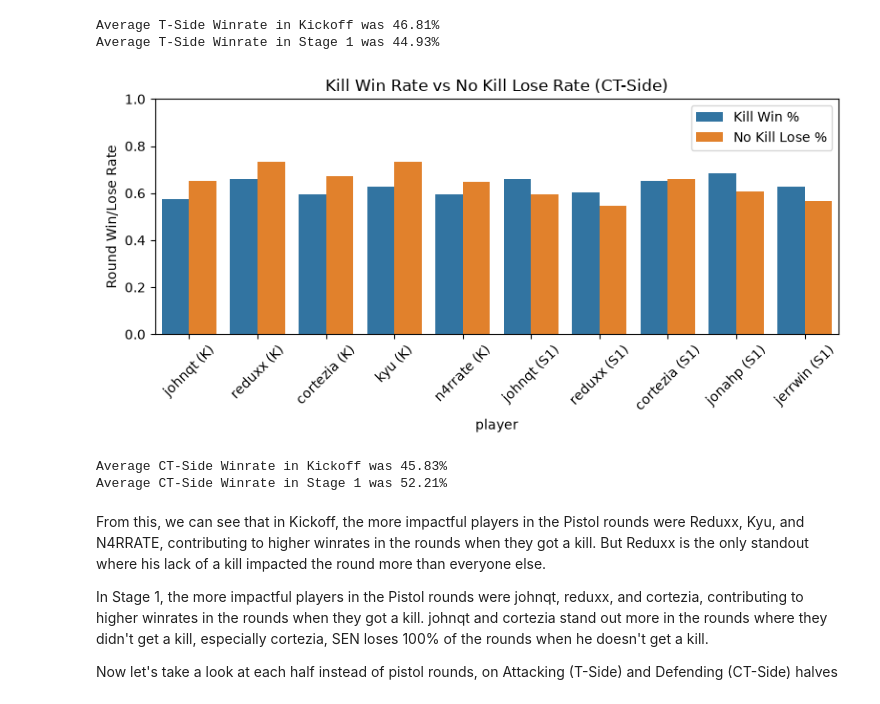
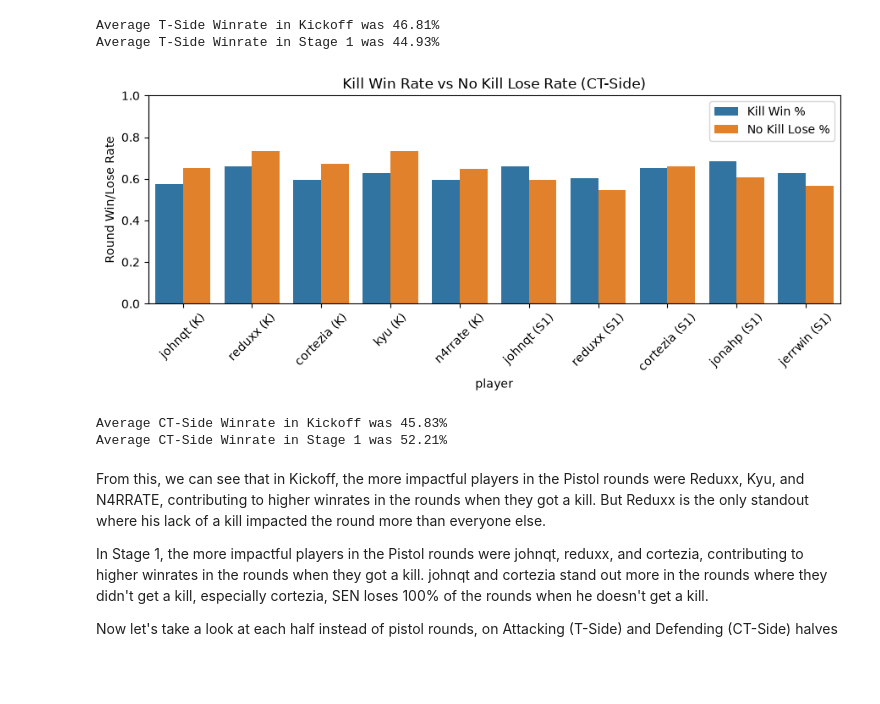
Before and after one commit to reeantran/sentinels_data_analysis, a Jupyter notebook: analysis.ipynb, the cells around one changed output. Drawn from its saved outputs; the diff is of its cells as text; code cells hidden in the pictures; blank space fills up the shorter version.

```diff
--- a/analysis.ipynb
+++ b/analysis.ipynb
@@ -516,36 +516,36 @@ for pre_col, post_col in players_t_s1:
         'Kill Win %': ct_side_s1.loc[kill_mask, 'round_win'].mean(),
         'No Kill Lose %': 1 - ct_side_s1.loc[no_kill_mask, 'round_win'].mean()
     })
 
 plot_df = pd.DataFrame(rows)
 
 plot_df_long = plot_df.melt(
     id_vars='player',
     value_vars=['Kill Win %', 'No Kill Lose %'],
     var_name='side',
     value_name='rate'
 )
 
-plt.figure(figsize=(8, 4))
+plt.figure(figsize=(9, 4))
 sns.barplot(
     data=plot_df_long,
     x='player',
     y='rate',
     hue='side'
 )
 
 plt.ylabel('Round Win/Lose Rate')
 plt.title('Kill Win Rate vs No Kill Lose Rate (CT-Side)')
 plt.ylim(0, 1)
 plt.xticks(rotation=45)
-plt.legend(title='')
+plt.legend()
 plt.tight_layout()
 plt.show()
 
 print("Average CT-Side Winrate in Kickoff was " + str((ct_side_k['round_win'].mean() * 100).round(2)) + "%")
 print("Average CT-Side Winrate in Stage 1 was " + str((ct_side_s1['round_win'].mean() * 100).round(2)) + "%")
 # %% [output]
-[figure, old version]
+[figure, new version]
 Average CT-Side Winrate in Kickoff was 45.83%
 Average CT-Side Winrate in Stage 1 was 52.21%
 # %% [markdown]
```
Also changed, not shown: parts of 21 cells of this notebook.
